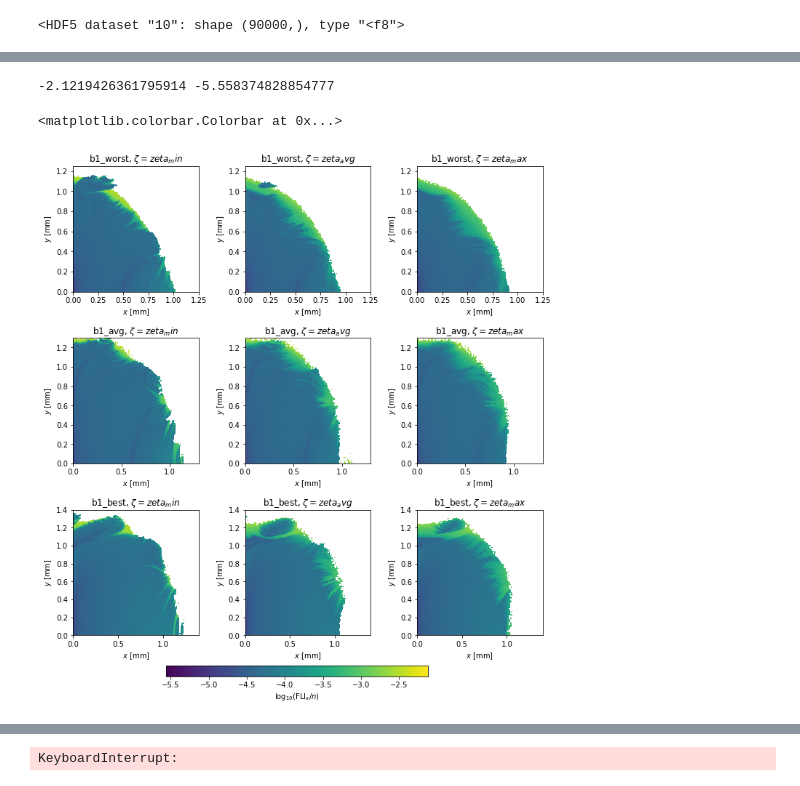
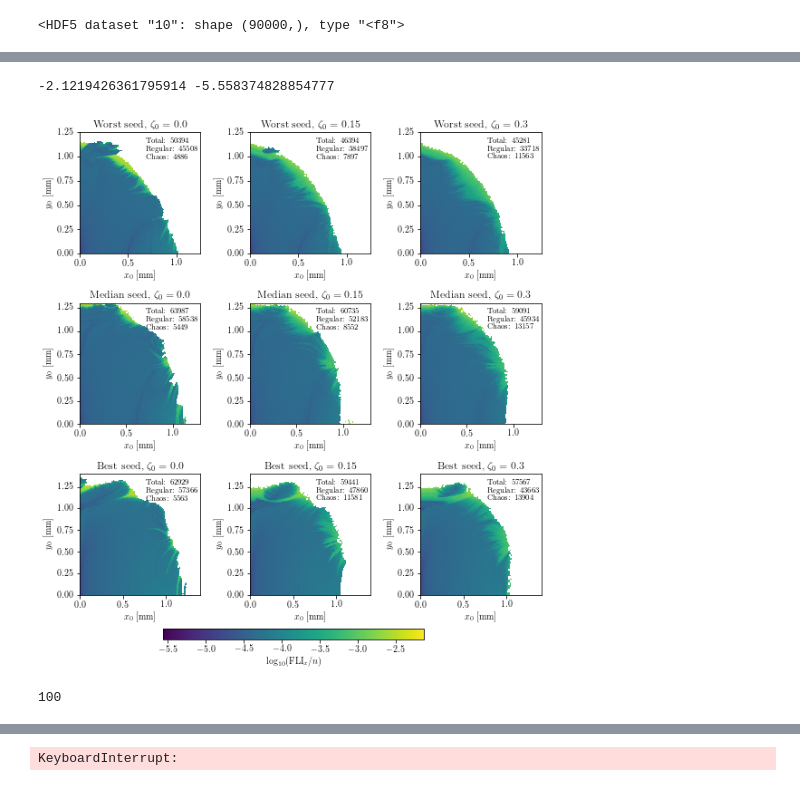
Before and after one commit to carlidel/lhc_dynamic_indicators, a Jupyter notebook: notebooks/inspections.ipynb, the cells around one changed output, grey strips where cells are left out. Cells and saved outputs as stored; diff of their text form; code cells hidden in the pictures.

```diff
--- a/notebooks/inspections.ipynb
+++ b/notebooks/inspections.ipynb
@@ -128,8 +136,10 @@ rem_file["reverse/x/10"]
 <HDF5 dataset "10": shape (90000,), type "<f8">
 # %%
 l_list = []
+l_name_list = []
 e_list = []
 z_list = []
+z_name_list = []
 stability_list = []
 mask_list = []
 
@@ -138,10 +148,12 @@ threshold_list = []
 gt_list = []
 gt_plot_list = []
 
-for (lattice, extent), zeta in itertools.product(zip(lattice_list, extent_list), zeta_list):
+for (lattice, extent, l_name), (zeta, z_name) in itertools.product(zip(lattice_list, extent_list, lattice_name_list), zip(zeta_list, zeta_name_list)):
     l_list.append(lattice)
+    l_name_list.append(l_name)
     e_list.append(extent)
     z_list.append(zeta)
+    z_name_list.append(z_name)
     stability_file = h5py.File(os.path.join(OUTDIR, f"stability_{lattice}_{zeta}.h5"), "r")
     log_disp_file = h5py.File(os.path.join(OUTDIR, f"log_displacement_singles_{lattice}_{zeta}.h5"), "r")
     t = 100000
@@ -163,15 +175,20 @@ for (lattice, extent), zeta in itertools.product(zip(lattice_list, extent_list),
     gt_plot_list.append(gt)
     gt_raw_data_list.append(np.log10(disp_x))
 # %%
-fig, axs = plt.subplots(3, 3, figsize=(10, 10))
+fig, axs = plt.subplots(3, 3, figsize=(8, 8))
 
-for i, ((lattice, extent), zeta) in enumerate(itertools.product(zip(lattice_list, extent_list), zeta_list)):
+for i, ((lattice, extent, l_name), (zeta, z_name)) in enumerate(itertools.product(zip(lattice_list, extent_list, lattice_name_list), zip(zeta_list, zeta_name_list))):
 
     ax = axs[i // 3, i % 3]
-    ax.imshow(np.log10(stability_list[i]).reshape(300, 300), origin="lower", extent=1000 * e_list[i])
-    ax.set_title(f"{lattice}, $\\zeta={zeta}$")
-    ax.set_xlabel("$x$ [mm]")
-    ax.set_ylabel("$y$ [mm]")
+    im=ax.imshow(np.log10(stability_list[i]).reshape(300, 300), origin="lower", extent=1000 * e_list[i])
+    ax.set_title(f"{l_name} seed, $\\zeta_0={z_name}$")
+    ax.set_xlabel("$x_0$ [mm]")
+    ax.set_ylabel("$y_0$ [mm]")
 
 plt.tight_layout()
+
+# add horizontal colorbar to the bottom
+cbar_ax = fig.add_axes([0.25, -0.015, 0.5, 0.02])
+fig.colorbar(im, cax=cbar_ax, orientation="horizontal", label="$\\log_{10}(\\mathrm{{FLI}}_x / n)$")
+plt.savefig(os.path.join(IMGDIR, "stability.png"), dpi=300, bbox_inches="tight")
 # %% [output]
@@ -296,28 +313,41 @@ for i, ((lattice, extent), zeta) in enumerate(itertools.product(zip(lattice_list
             fli_delta_guesses_list.append(guesses_list)
             fli_delta_scores_list.append(scores_list)
 # %%
-fig, axs = plt.subplots(3, 3, figsize=(10, 10))
-
 max_val = -np.inf
 min_val = np.inf
 for i, ((lattice, extent), zeta) in enumerate(itertools.product(zip(lattice_list, extent_list), zeta_list)):
     max_val = max(max_val, np.nanmax(fli_x_post_data_list[i][-1]))
     min_val = min(min_val, np.nanmin(fli_x_post_data_list[i][-1]))
 
 print(max_val, min_val)
 
-for i, ((lattice, extent), zeta) in enumerate(itertools.product(zip(lattice_list, extent_list), zeta_list)):
+fig, axs = plt.subplots(3, 3, figsize=(8, 8))
+
+for i, ((lattice, extent, l_name), (zeta, z_name)) in enumerate(itertools.product(zip(lattice_list, extent_list, lattice_name_list), zip(zeta_list, zeta_name_list))):
     ax = axs[i // 3, i % 3]
     im = ax.imshow(fli_x_post_data_list[i][-1].reshape(300, 300), origin="lower", extent=1000 * e_list[i], vmin=min_val, vmax=max_val)
-    ax.set_title(f"{lattice}, $\\zeta={zeta}$")
-    ax.set_xlabel("$x$ [mm]")
-    ax.set_ylabel("$y$ [mm]")
+    ax.set_title(f"{l_name} seed, $\\zeta_0={z_name}$")
+    ax.set_xlabel("$x_0$ [mm]")
+    ax.set_ylabel("$y_0$ [mm]")
+
+    total_vals = np.count_nonzero(~np.isnan(gt_plot_list[i]))
+    zero_vals = np.count_nonzero(gt_plot_list[i] == 0)
+    one_vals = np.count_nonzero(gt_plot_list[i] == 1)
+    # write text on the top right of the plot
+    textstr = f"Total: {total_vals}\nRegular: {one_vals}\nChaos: {zero_vals}"
+    ax.text(0.55, 0.95, textstr, transform=ax.transAxes, fontsize="small", verticalalignment='top')
+
 
 plt.tight_layout()
+
 # add horizontal colorbar to the bottom
 cbar_ax = fig.add_axes([0.25, -0.015, 0.5, 0.02])
 fig.colorbar(im, cax=cbar_ax, orientation="horizontal", label="$\\log_{10}(\\mathrm{{FLI}}_x / n)$")
+plt.savefig(os.path.join(IMGDIR, "all_fli_x.png"), dpi=300, bbox_inches="tight")
 # %% [output]
 -2.1219426361795914 -5.558374828854777
-<matplotlib.colorbar.Colorbar at 0x...>
-[figure, old version]
+[figure, new version]
+# %%
+times[13]
+# %% [output]
+100
```
Also changed, not shown: parts of 10 cells of this notebook.
